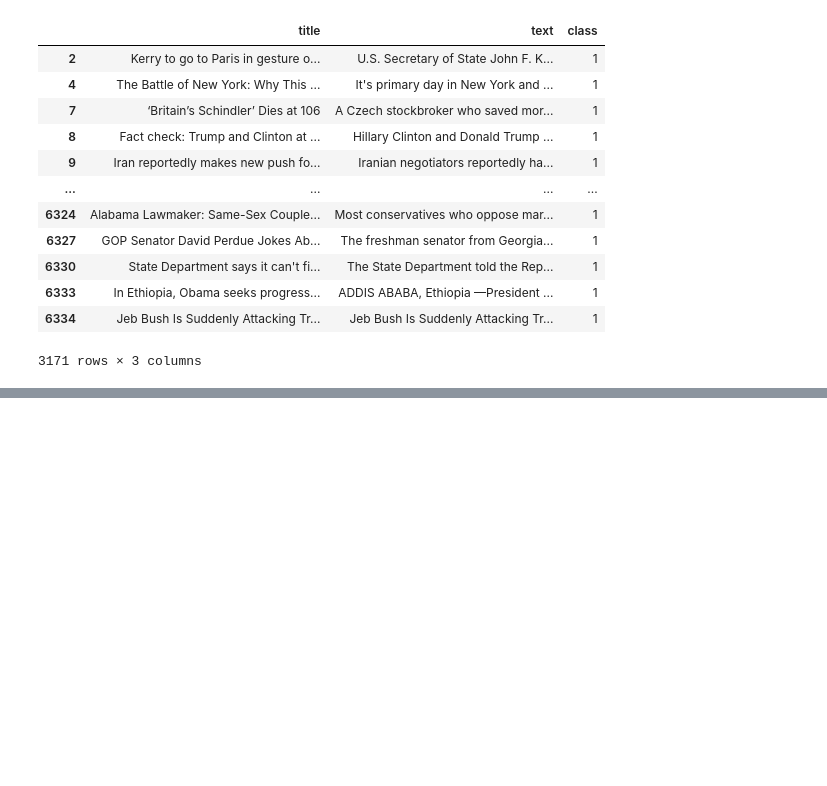
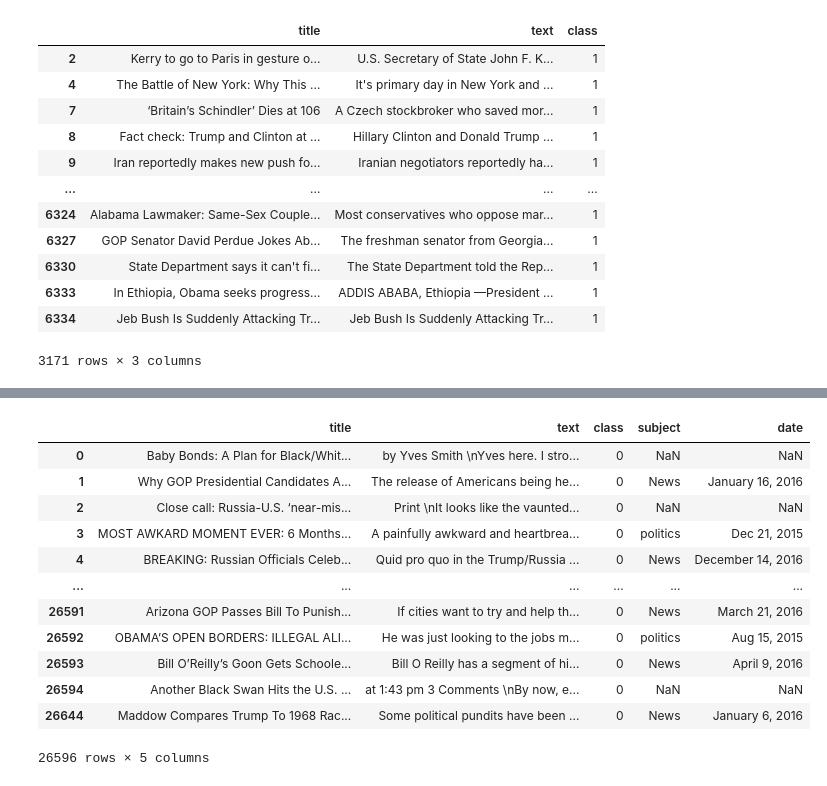
Before and after one commit to keijiart/Fake_News, a Jupyter notebook: Merging.ipynb, the cells around one changed output, grey strips where cells are left out. Saved outputs shown, nothing was run; the diff lists cells and outputs as text; code cells hidden in the pictures; blank space fills up the shorter version.

```diff
--- a/Merging.ipynb
+++ b/Merging.ipynb
@@ -110,0 +155,16 @@ true_marge.to_csv('true1.csv', index=False)
+# %%
+fake_marge.drop(fake_marge.index[-50:-1])
+# %% [output]
+|  | title | text | class | subject | date |
+| 0 | Baby Bonds: A Plan for Black/Whit... | by Yves Smith \nYves here. I stro... | 0 | NaN | NaN |
+| 1 | Why GOP Presidential Candidates A... | The release of Americans being he... | 0 | News | January 16, 2016 |
+| 2 | Close call: Russia-U.S. ‘near-mis... | Print \nIt looks like the vaunted... | 0 | NaN | NaN |
+| 3 | MOST AWKARD MOMENT EVER: 6 Months... | A painfully awkward and heartbrea... | 0 | politics | Dec 21, 2015 |
+| 4 | BREAKING: Russian Officials Celeb... | Quid pro quo in the Trump/Russia ... | 0 | News | December 14, 2016 |
+| ... | ... | ... | ... | ... | ... |
+| 26591 | Arizona GOP Passes Bill To Punish... | If cities want to try and help th... | 0 | News | March 21, 2016 |
+| 26592 | OBAMA’S OPEN BORDERS: ILLEGAL ALI... | He was just looking to the jobs m... | 0 | politics | Aug 15, 2015 |
+| 26593 | Bill O’Reilly’s Goon Gets Schoole... | Bill O Reilly has a segment of hi... | 0 | News | April 9, 2016 |
+| 26594 | Another Black Swan Hits the U.S. ... | at 1:43 pm 3 Comments \nBy now, e... | 0 | NaN | NaN |
+| 26644 | Maddow Compares Trump To 1968 Rac... | Some political pundits have been ... | 0 | News | January 6, 2016 |
+26596 rows × 5 columns
```
Also changed, not shown: parts of 13 cells of this notebook, 5 other files.
